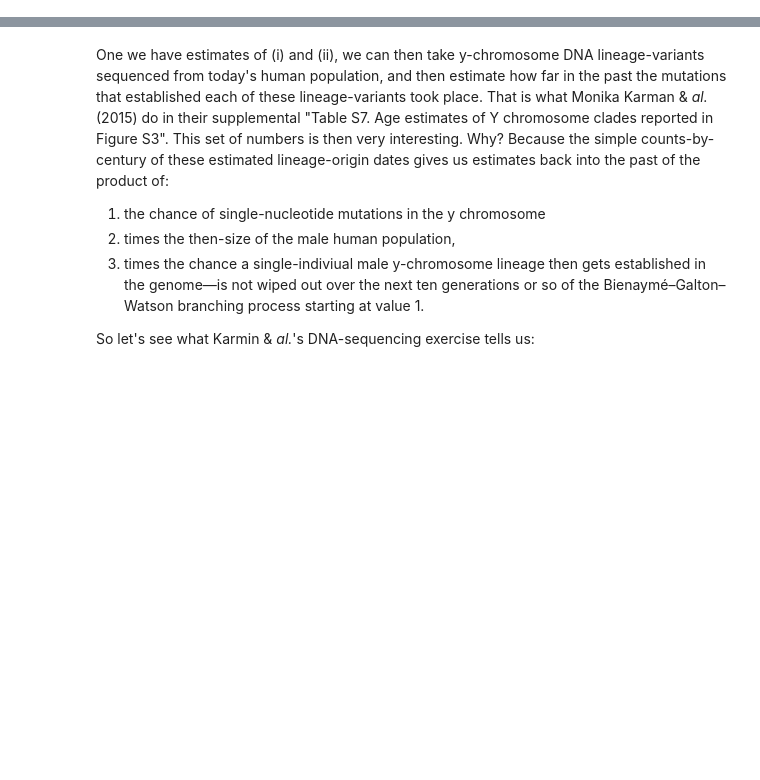
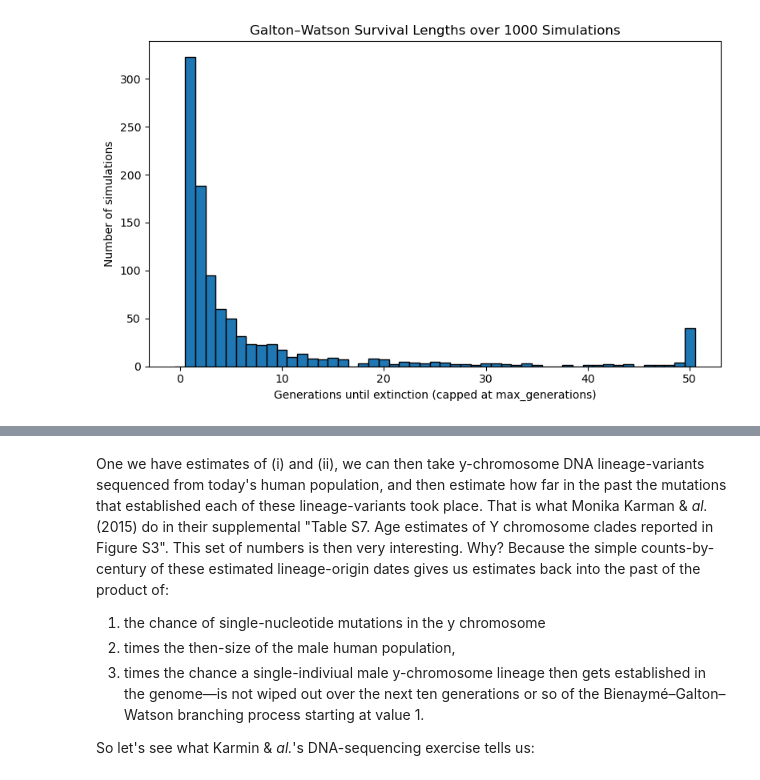
Before and after one commit to braddelong/working_20251227, a Jupyter notebook: 2026-02-03-econ-196-patriarchy.ipynb, the cells around one changed output, grey strips where cells are left out. Drawn from its saved outputs; the diff is of its cells as text; code cells hidden in the pictures; blank space fills up the shorter version.

```diff
--- a/2026-02-03-econ-196-patriarchy.ipynb
+++ b/2026-02-03-econ-196-patriarchy.ipynb
@@ -7,0 +232,16 @@
+# %%
+# Histogram of survival lengths
+plt.figure(figsize=(8, 5))
+plt.hist(
+    survival_lengths,
+    bins=range(0, max_generations + 2),
+    edgecolor="black",
+    align="left"
+)
+plt.xlabel("Generations until extinction (capped at max_generations)")
+plt.ylabel("Number of simulations")
+plt.title("Galton–Watson Survival Lengths over 1000 Simulations")
+plt.tight_layout()
+plt.show()
+# %% [output]
+[figure, added]
```
Also changed, not shown: parts of 47 cells of this notebook, 5 other files.
